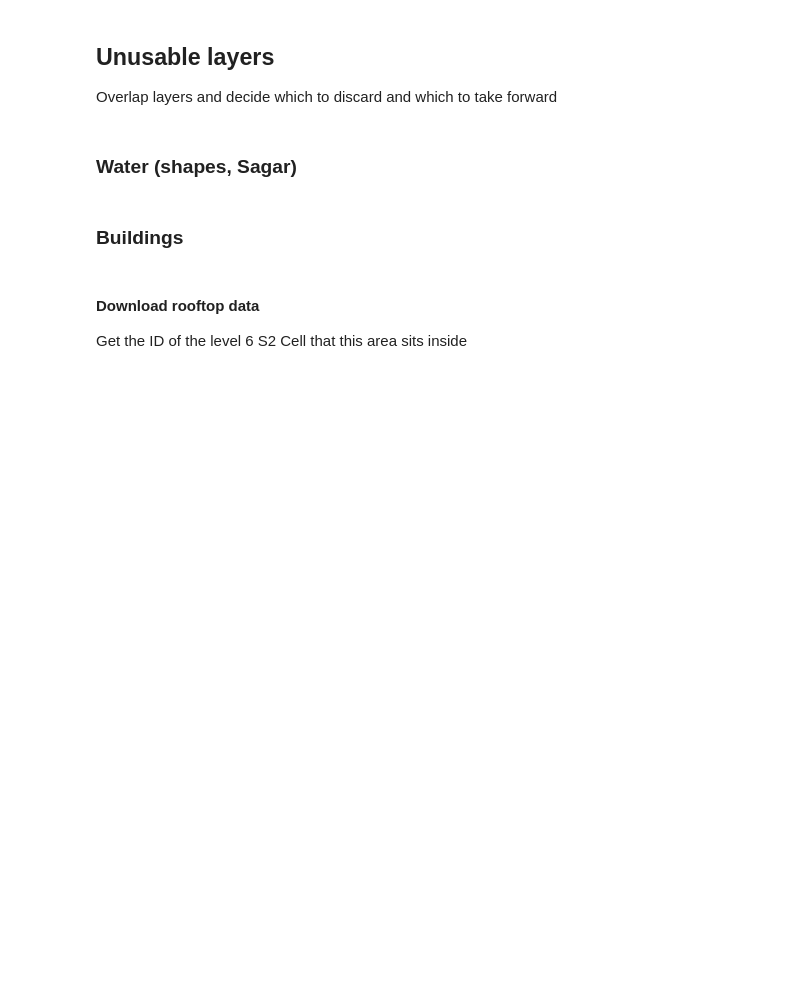
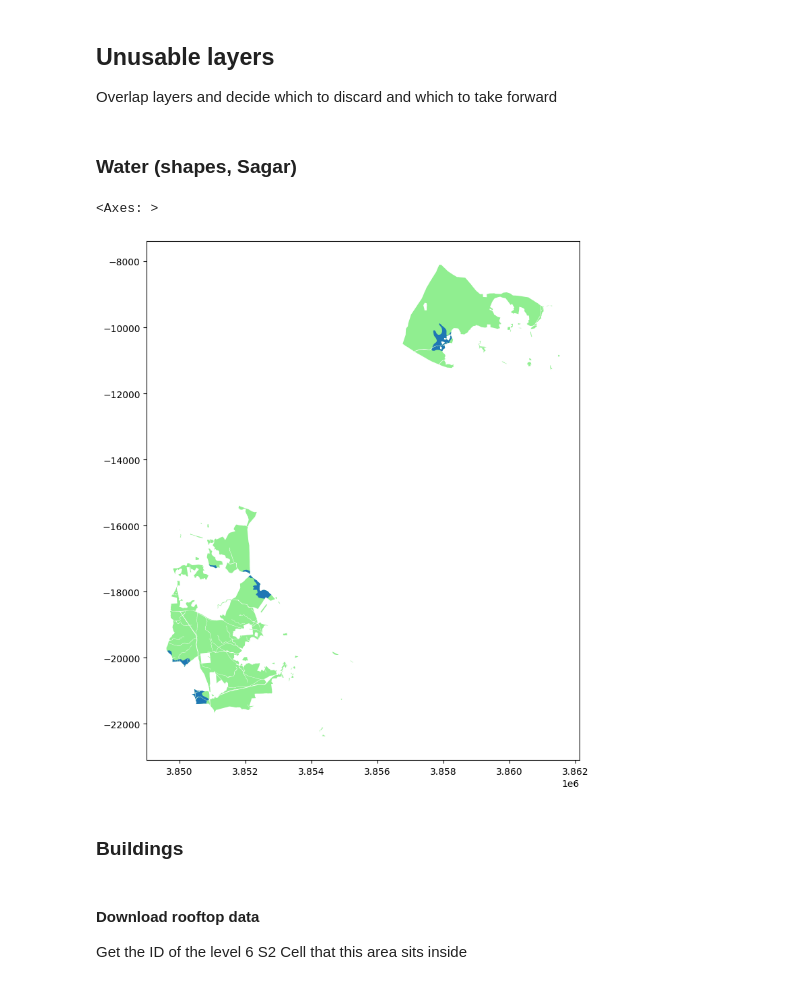
Before and after one commit to IDinsight/idinsight-solar-parks, a Jupyter notebook: notebooks/03_solar_parks_parcel_clustering sagar.ipynb, the cells around one changed output. Saved outputs shown, nothing was run; the diff lists cells and outputs as text; code cells hidden in the pictures; blank space fills up the shorter version.

```diff
--- a/notebooks/03_solar_parks_parcel_clustering sagar.ipynb
+++ b/notebooks/03_solar_parks_parcel_clustering sagar.ipynb
@@ -1,5 +1,12 @@
 # %%
 INDIA_PROJECTED_CRS = "24378"
+# %%
+BACKGROUND_COLOR = "lightgreen"
+BUILDING_COLOR = "yellow"
+SETTLEMENT_COLOR = "darkred"
+WATER_COLOR = "C0"
+CROPLAND_COLOR = "wheat"
+SLOPE_COLOR = "grey"
 # %% [markdown]
 # Setup
 # %%
@@ -79,11 +86,10 @@ LOCATION = "Sagar"
 gdf = sagar_gdf.to_crs(INDIA_PROJECTED_CRS).reset_index(drop=True)[
     [
         "geometry",
-        "UNQID",
+        "khasra_id",
         "village_name",
     ]
 ]
-gdf.rename(columns={"UNQID": "khasra_id"}, inplace=True)
 # %%
 DISTRICT_MAPS_OUTPUT_DATA_DIR = OUTPUT_DATA_DIR / LOCATION / "District Maps"
 DISTRICT_MAPS_OUTPUT_DATA_DIR.mkdir(parents=True, exist_ok=True)
@@ -308,8 +361,11 @@ water_overlap_gdf = water_overlap_gdf.dissolve(by="parcel_id").reset_index()
 water_overlap_gdf["Unusable Area - Water (ha)"] = water_overlap_gdf.area / 10_000
 water_unusable_area_df = water_overlap_gdf[["parcel_id", "Unusable Area - Water (ha)"]]
 # %%
-ax = parcel_gdf.plot(figsize=(10, 10), color="brown")
+ax = parcel_gdf.plot(figsize=(10, 10), color=BACKGROUND_COLOR)
 water_overlap_gdf.plot(ax=ax)
+# %% [output]
+<Axes: >
+[figure, added]
 # %% [markdown]
 ### Buildings
 # %%
```
Also changed, not shown: parts of 71 cells of this notebook.
